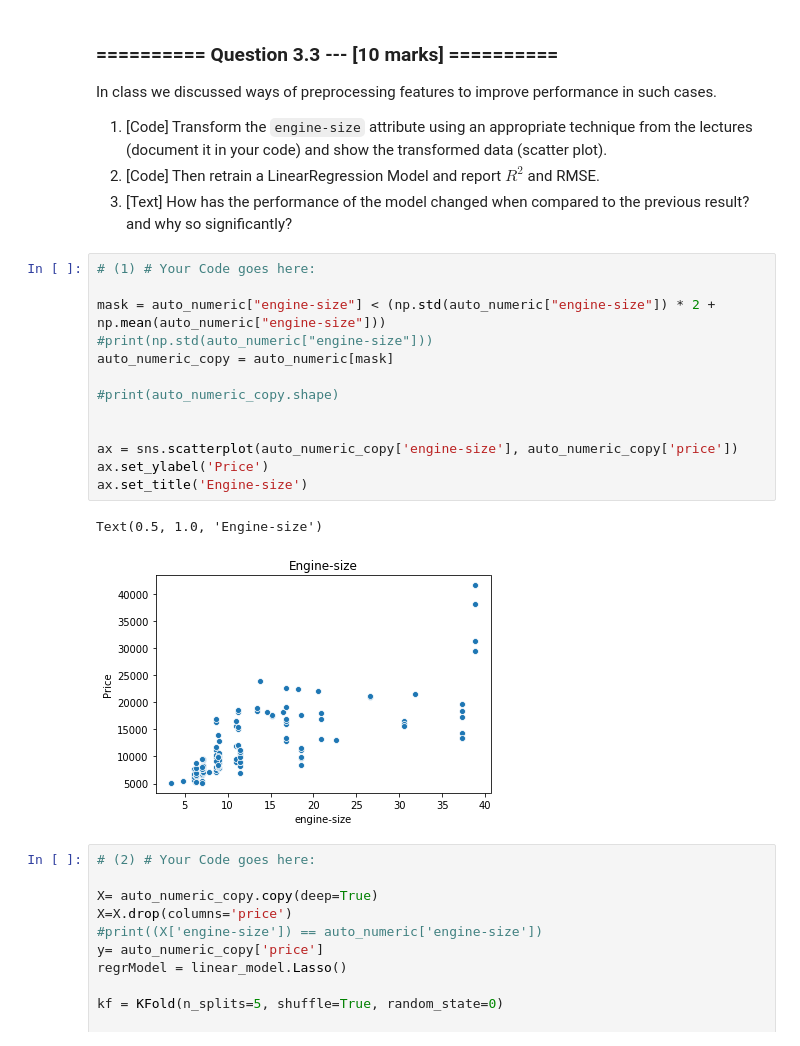
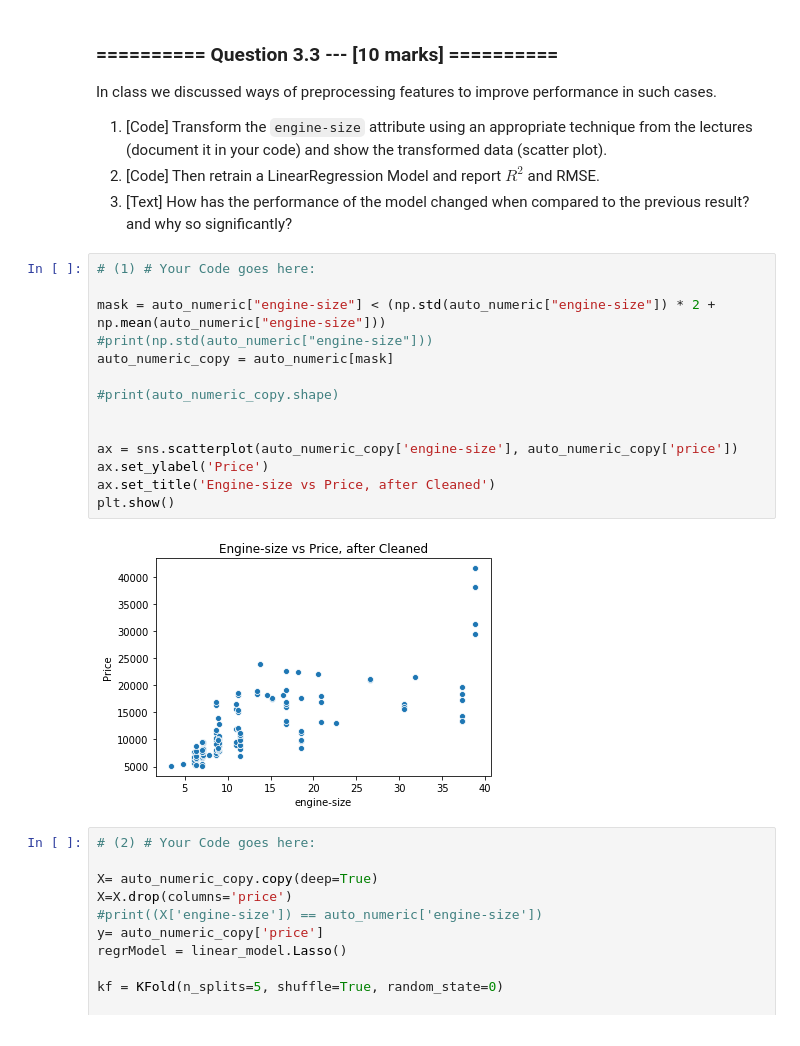
Before and after one commit to ishanparikh/IAML2018, a Jupyter notebook: Assignments/02_LinearRegression.ipynb, the cells around one changed output. Drawn from its saved outputs; the diff is of its cells as text.

```diff
--- a/Assignments/02_LinearRegression.ipynb
+++ b/Assignments/02_LinearRegression.ipynb
@@ -563,19 +564,19 @@ In class we discussed ways of preprocessing features to improve performance in s
 # %%
 # (1) # Your Code goes here:
 
 mask = auto_numeric["engine-size"] < (np.std(auto_numeric["engine-size"]) * 2 + np.mean(auto_numeric["engine-size"]))
 #print(np.std(auto_numeric["engine-size"]))
 auto_numeric_copy = auto_numeric[mask]
 
 #print(auto_numeric_copy.shape)
 
 
 ax = sns.scatterplot(auto_numeric_copy['engine-size'], auto_numeric_copy['price'])
 ax.set_ylabel('Price')
-ax.set_title('Engine-size')
+ax.set_title('Engine-size vs Price, after Cleaned')
+plt.show()
 # %% [output]
-Text(0.5, 1.0, 'Engine-size')
-[figure, old version]
+[figure, new version]
 # %%
 # (2) # Your Code goes here:
 
```
Also changed, not shown: parts of 10 cells of this notebook.
